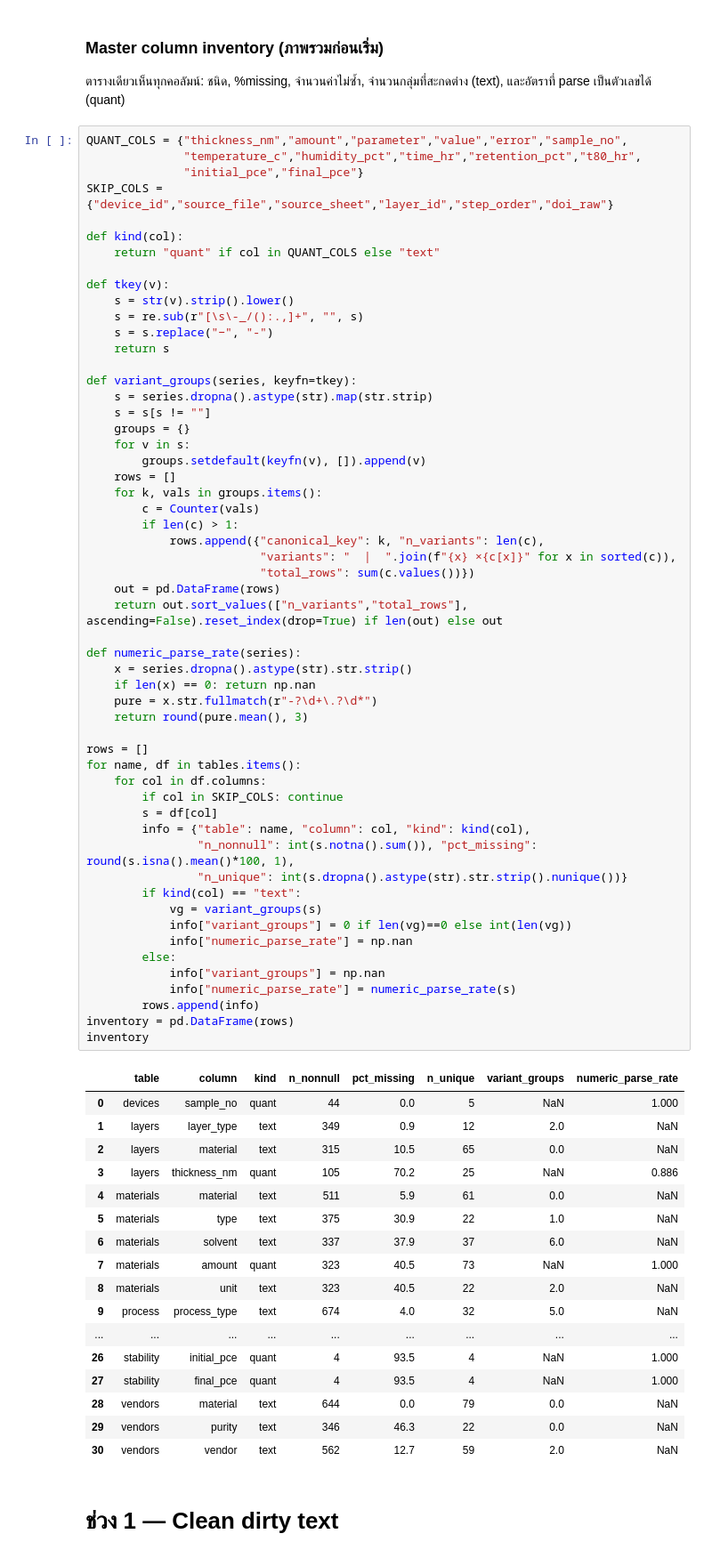
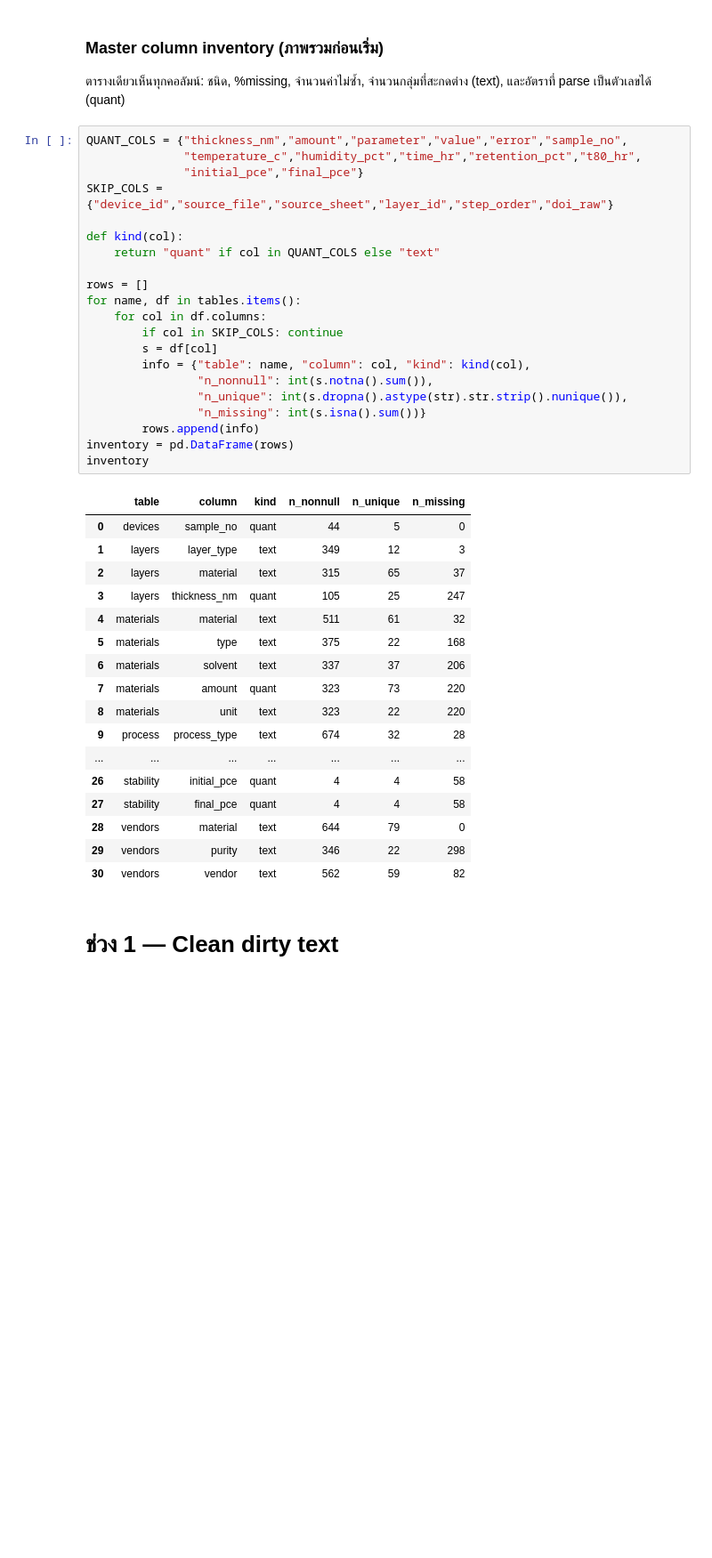
Before and after one commit to NiOx-based-Perovskite-Solar-Cell/Perovskite-Research, a Jupyter notebook: notebooks/column_prepare.ipynb, the cells around one changed output. Shown at 89% size. Drawn from its saved outputs; the diff is of its cells as text; blank space fills up the shorter version.

```diff
--- a/notebooks/column_prepare.ipynb
+++ b/notebooks/column_prepare.ipynb
@@ -60,76 +67,42 @@ print("โหลด", len(tables), "ตาราง:", {k: v.shape for k, v in t
 # %%
 QUANT_COLS = {"thickness_nm","amount","parameter","value","error","sample_no",
               "temperature_c","humidity_pct","time_hr","retention_pct","t80_hr",
               "initial_pce","final_pce"}
 SKIP_COLS = {"device_id","source_file","source_sheet","layer_id","step_order","doi_raw"}
 
 def kind(col):
     return "quant" if col in QUANT_COLS else "text"
 
-def tkey(v):
-    s = str(v).strip().lower()
-    s = re.sub(r"[\s\-_/():.,]+", "", s)
-    s = s.replace("−", "-")
-    return s
-
-def variant_groups(series, keyfn=tkey):
-    s = series.dropna().astype(str).map(str.strip)
-    s = s[s != ""]
-    groups = {}
-    for v in s:
-        groups.setdefault(keyfn(v), []).append(v)
-    rows = []
-    for k, vals in groups.items():
-        c = Counter(vals)
-        if len(c) > 1:
-            rows.append({"canonical_key": k, "n_variants": len(c),
-                         "variants": "  |  ".join(f"{x} ×{c[x]}" for x in sorted(c)),
-                         "total_rows": sum(c.values())})
-    out = pd.DataFrame(rows)
-    return out.sort_values(["n_variants","total_rows"], ascending=False).reset_index(drop=True) if len(out) else out
-
-def numeric_parse_rate(series):
-    x = series.dropna().astype(str).str.strip()
-    if len(x) == 0: return np.nan
-    pure = x.str.fullmatch(r"-?\d+\.?\d*")
-    return round(pure.mean(), 3)
-
 rows = []
 for name, df in tables.items():
     for col in df.columns:
         if col in SKIP_COLS: continue
         s = df[col]
         info = {"table": name, "column": col, "kind": kind(col),
-                "n_nonnull": int(s.notna().sum()), "pct_missing": round(s.isna().mean()*100, 1),
-                "n_unique": int(s.dropna().astype(str).str.strip().nunique())}
-        if kind(col) == "text":
-            vg = variant_groups(s)
-            info["variant_groups"] = 0 if len(vg)==0 else int(len(vg))
-            info["numeric_parse_rate"] = np.nan
-        else:
-            info["variant_groups"] = np.nan
-            info["numeric_parse_rate"] = numeric_parse_rate(s)
+                "n_nonnull": int(s.notna().sum()),
+                "n_unique": int(s.dropna().astype(str).str.strip().nunique()),
+                "n_missing": int(s.isna().sum())}
         rows.append(info)
 inventory = pd.DataFrame(rows)
 inventory
 # %% [output]
-|  | table | column | kind | n_nonnull | pct_missing | n_unique | variant_groups | numeric_parse_rate |
-| 0 | devices | sample_no | quant | 44 | 0.0 | 5 | NaN | 1.000 |
-| 1 | layers | layer_type | text | 349 | 0.9 | 12 | 2.0 | NaN |
-| 2 | layers | material | text | 315 | 10.5 | 65 | 0.0 | NaN |
-| 3 | layers | thickness_nm | quant | 105 | 70.2 | 25 | NaN | 0.886 |
-| 4 | materials | material | text | 511 | 5.9 | 61 | 0.0 | NaN |
-| 5 | materials | type | text | 375 | 30.9 | 22 | 1.0 | NaN |
-| 6 | materials | solvent | text | 337 | 37.9 | 37 | 6.0 | NaN |
-| 7 | materials | amount | quant | 323 | 40.5 | 73 | NaN | 1.000 |
-| 8 | materials | unit | text | 323 | 40.5 | 22 | 2.0 | NaN |
-| 9 | process | process_type | text | 674 | 4.0 | 32 | 5.0 | NaN |
-| ... | ... | ... | ... | ... | ... | ... | ... | ... |
-| 26 | stability | initial_pce | quant | 4 | 93.5 | 4 | NaN | 1.000 |
-| 27 | stability | final_pce | quant | 4 | 93.5 | 4 | NaN | 1.000 |
-| 28 | vendors | material | text | 644 | 0.0 | 79 | 0.0 | NaN |
-| 29 | vendors | purity | text | 346 | 46.3 | 22 | 0.0 | NaN |
-| 30 | vendors | vendor | text | 562 | 12.7 | 59 | 2.0 | NaN |
+|  | table | column | kind | n_nonnull | n_unique | n_missing |
+| 0 | devices | sample_no | quant | 44 | 5 | 0 |
+| 1 | layers | layer_type | text | 349 | 12 | 3 |
+| 2 | layers | material | text | 315 | 65 | 37 |
+| 3 | layers | thickness_nm | quant | 105 | 25 | 247 |
+| 4 | materials | material | text | 511 | 61 | 32 |
+| 5 | materials | type | text | 375 | 22 | 168 |
+| 6 | materials | solvent | text | 337 | 37 | 206 |
+| 7 | materials | amount | quant | 323 | 73 | 220 |
+| 8 | materials | unit | text | 323 | 22 | 220 |
+| 9 | process | process_type | text | 674 | 32 | 28 |
+| ... | ... | ... | ... | ... | ... | ... |
+| 26 | stability | initial_pce | quant | 4 | 4 | 58 |
+| 27 | stability | final_pce | quant | 4 | 4 | 58 |
+| 28 | vendors | material | text | 644 | 79 | 0 |
+| 29 | vendors | purity | text | 346 | 22 | 298 |
+| 30 | vendors | vendor | text | 562 | 59 | 82 |
 # %% [markdown]
 # ช่วง 1 — Clean dirty text
 # %% [markdown]
```
Also changed, not shown: parts of 72 cells of this notebook, 4 other files.
